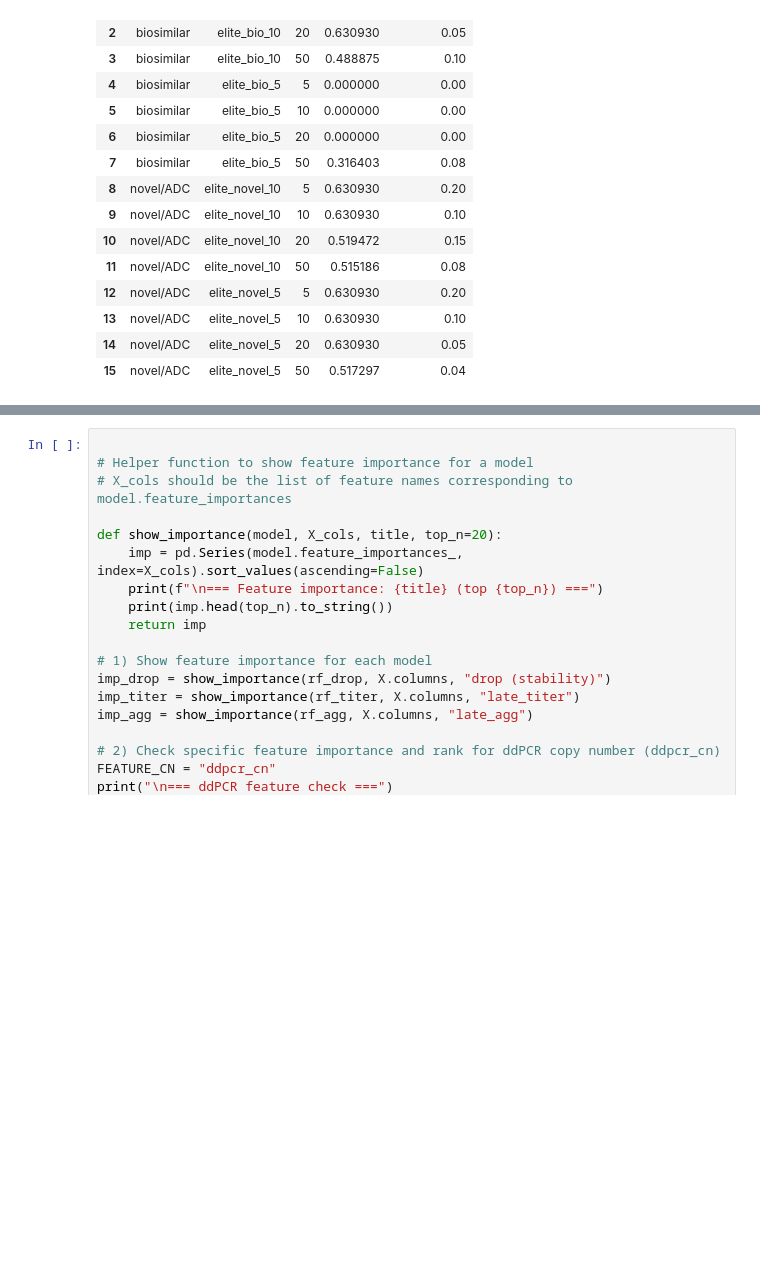
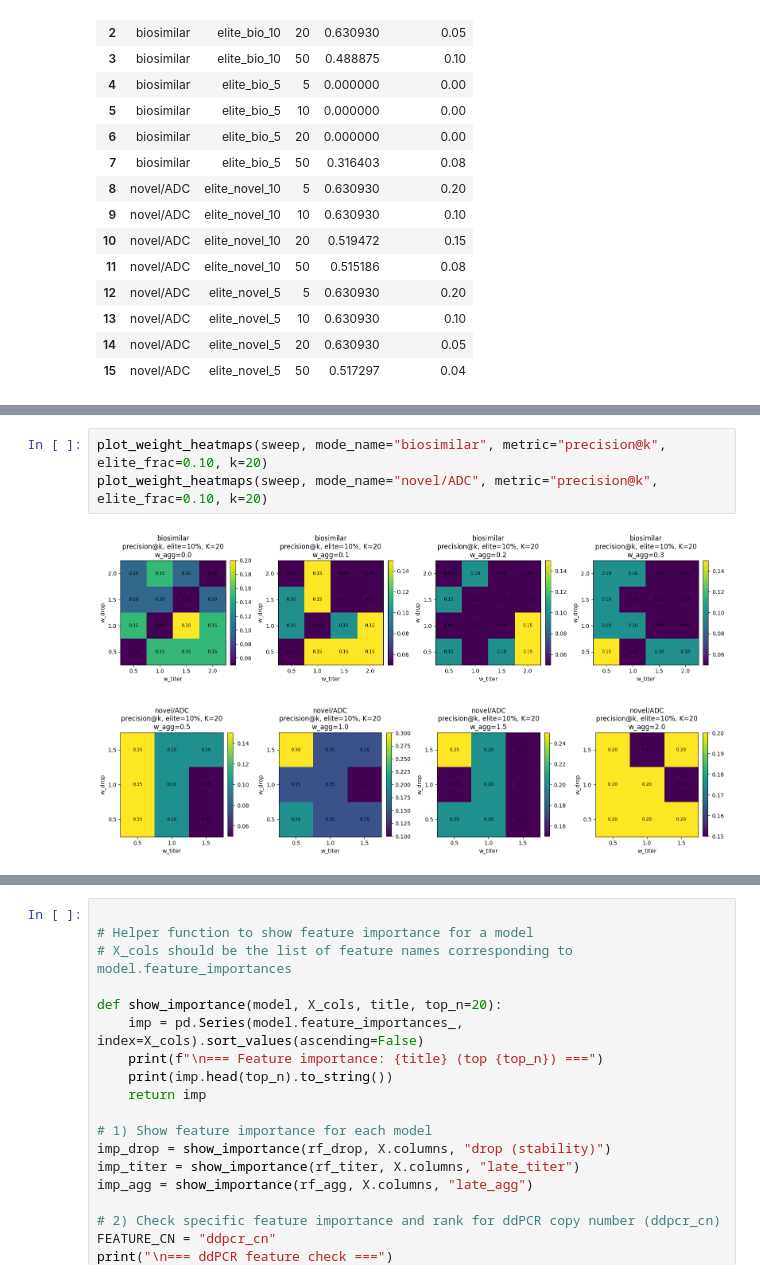
Before and after one commit to Sanghee-L/CLD_ML_PIPELINE, a Jupyter notebook: notebooks/03b_multitarget_models.ipynb, the cells around one changed output, grey strips where cells are left out. Cells and saved outputs as stored; diff of their text form; blank space fills up the shorter version.

Commit message:
utility weight sweep

```diff
--- a/notebooks/03b_multitarget_models.ipynb
+++ b/notebooks/03b_multitarget_models.ipynb
@@ -548,0 +788,6 @@ pivot
+# %%
+plot_weight_heatmaps(sweep, mode_name="biosimilar", metric="precision@k", elite_frac=0.10, k=20)
+plot_weight_heatmaps(sweep, mode_name="novel/ADC", metric="precision@k", elite_frac=0.10, k=20)
+# %% [output]
+[figure, added]
+[figure, added]
```
Also changed, not shown: parts of 8 cells of this notebook.
